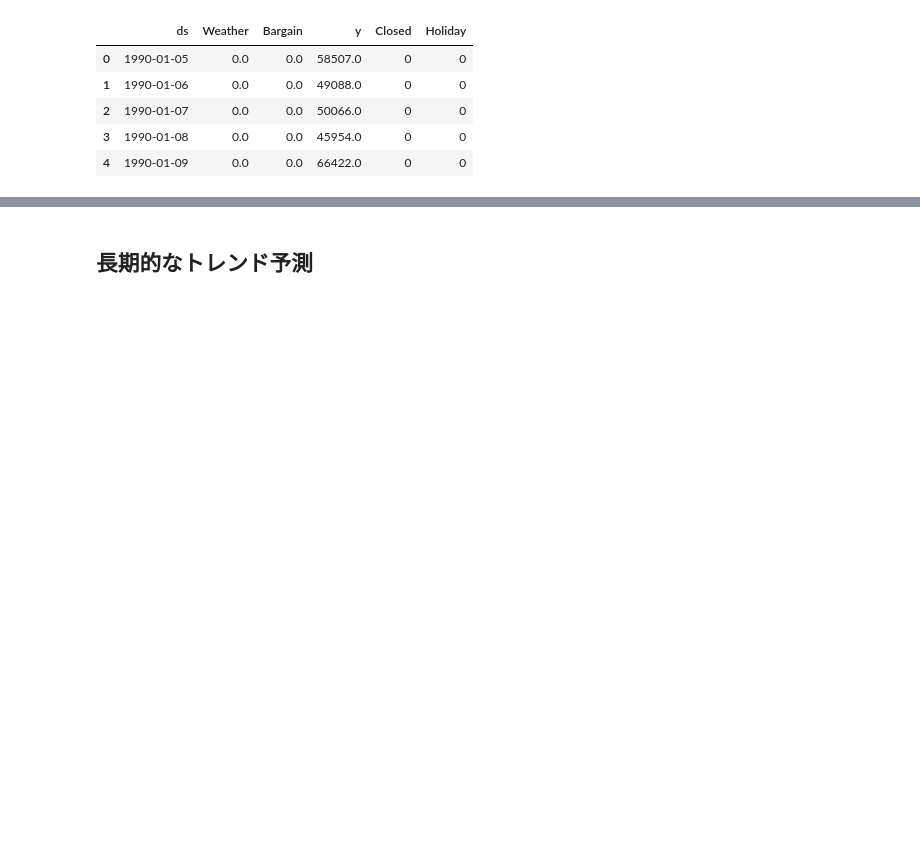
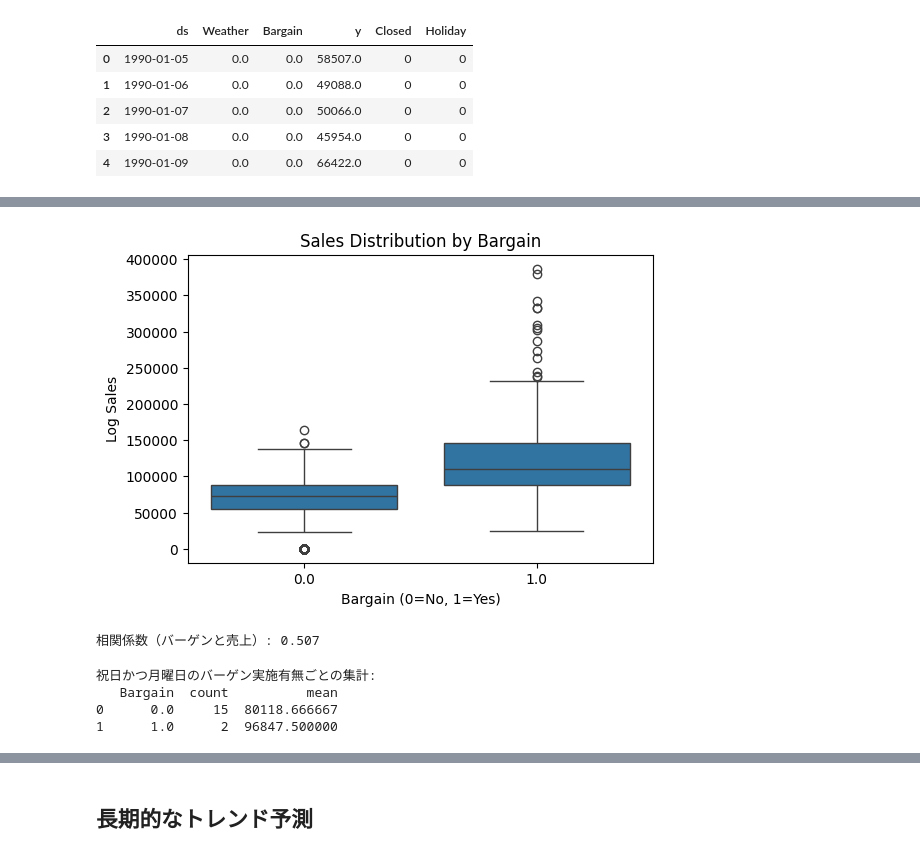
Before and after one commit to yut0takagi/ass-supply-chain-management, a Jupyter notebook: notebook/03_モデリングA.ipynb, the cells around one changed output, grey strips where cells are left out. Drawn from its saved outputs; the diff is of its cells as text; code cells hidden in the pictures; blank space fills up the shorter version.

```diff
--- a/notebook/03_モデリングA.ipynb
+++ b/notebook/03_モデリングA.ipynb
@@ -42,0 +54,29 @@ test shape: (365, 6)
+# %%
+# 散布図でバーゲンと売上の関係を可視化
+plt.figure(figsize=(6,4))
+sns.boxplot(x='Bargain', y='y', data=df)
+plt.title('Sales Distribution by Bargain')
+plt.xlabel('Bargain (0=No, 1=Yes)')
+plt.ylabel('Log Sales')
+plt.show()
+
+# バーゲンと売上の相関係数も表示
+corr_bargain = df['y'].corr(df['Bargain'])
+print(f"相関係数（バーゲンと売上）: {corr_bargain:.3f}")
+# %% [output]
+[figure, added]
+相関係数（バーゲンと売上）: 0.507
+# %%
+# 祝日かつ月曜日のデータについて、バーゲン実施有無ごとに集計
+df_holiday_monday = df[(df['Holiday'] == 1) & (df['ds'].dt.dayofweek == 0)]
+
+# バーゲン実施（Bargain=1）・非実施（Bargain=0）ごとの件数と平均売上
+bargain_group = df_holiday_monday.groupby('Bargain')['y'].agg(['count', 'mean']).reset_index()
+
+print("祝日かつ月曜日のバーゲン実施有無ごとの集計:")
+print(bargain_group)
+# %% [output]
+祝日かつ月曜日のバーゲン実施有無ごとの集計:
+   Bargain  count          mean
+0      0.0     15  80118.666667
+1      1.0      2  96847.500000
```
Also changed, not shown: parts of 12 cells of this notebook, 5 other files.
